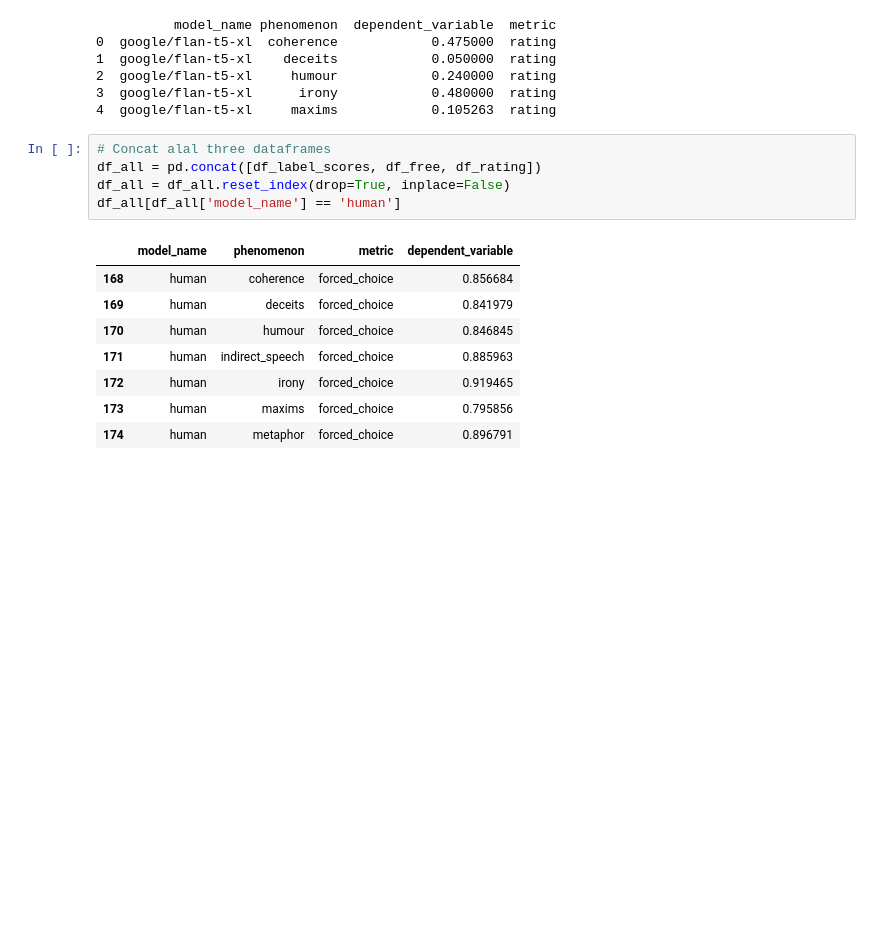
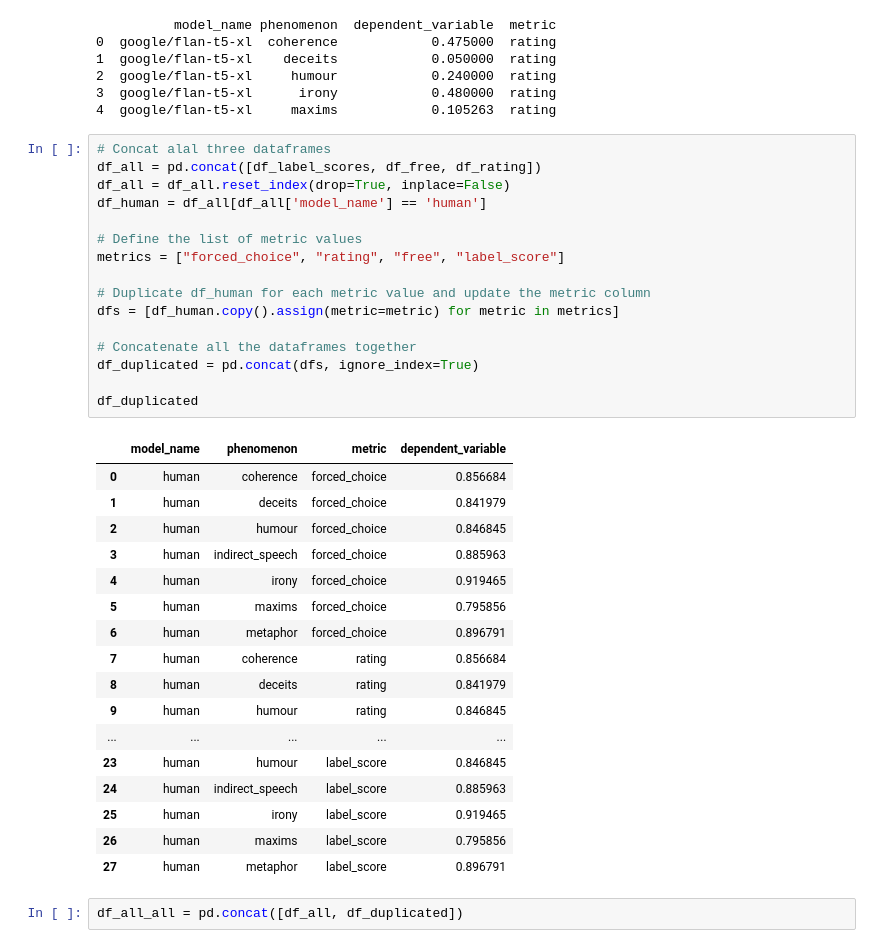
Before and after one commit to polina-tsvilodub/LLM_link, a Jupyter notebook: analysis/analysis_all_wang.ipynb, the cells around one changed output. Drawn from its saved outputs; the diff is of its cells as text; blank space fills up the shorter version.

```diff
--- a/analysis/analysis_all_wang.ipynb
+++ b/analysis/analysis_all_wang.ipynb
@@ -46,15 +46,37 @@ print(df_rating.head())
 # %%
 # Concat alal three dataframes
 df_all = pd.concat([df_label_scores, df_free, df_rating])
 df_all = df_all.reset_index(drop=True, inplace=False)
-df_all[df_all['model_name'] == 'human']
+df_human = df_all[df_all['model_name'] == 'human']
+
+# Define the list of metric values
+metrics = ["forced_choice", "rating", "free", "label_score"]
+
+# Duplicate df_human for each metric value and update the metric column
+dfs = [df_human.copy().assign(metric=metric) for metric in metrics]
+
+# Concatenate all the dataframes together
+df_duplicated = pd.concat(dfs, ignore_index=True)
+
+df_duplicated
 # %% [output]
 |  | model_name | phenomenon | metric | dependent_variable |
-| 168 | human | coherence | forced_choice | 0.856684 |
-| 169 | human | deceits | forced_choice | 0.841979 |
-| 170 | human | humour | forced_choice | 0.846845 |
-| 171 | human | indirect_speech | forced_choice | 0.885963 |
-| 172 | human | irony | forced_choice | 0.919465 |
-| 173 | human | maxims | forced_choice | 0.795856 |
-| 174 | human | metaphor | forced_choice | 0.896791 |
+| 0 | human | coherence | forced_choice | 0.856684 |
+| 1 | human | deceits | forced_choice | 0.841979 |
+| 2 | human | humour | forced_choice | 0.846845 |
+| 3 | human | indirect_speech | forced_choice | 0.885963 |
+| 4 | human | irony | forced_choice | 0.919465 |
+| 5 | human | maxims | forced_choice | 0.795856 |
+| 6 | human | metaphor | forced_choice | 0.896791 |
+| 7 | human | coherence | rating | 0.856684 |
+| 8 | human | deceits | rating | 0.841979 |
+| 9 | human | humour | rating | 0.846845 |
+| ... | ... | ... | ... | ... |
+| 23 | human | humour | label_score | 0.846845 |
+| 24 | human | indirect_speech | label_score | 0.885963 |
+| 25 | human | irony | label_score | 0.919465 |
+| 26 | human | maxims | label_score | 0.795856 |
+| 27 | human | metaphor | label_score | 0.896791 |
+# %%
+df_all_all = pd.concat([df_all, df_duplicated])
 # %%
```
Also changed, not shown: parts of 2 cells of this notebook, 11 other files.
